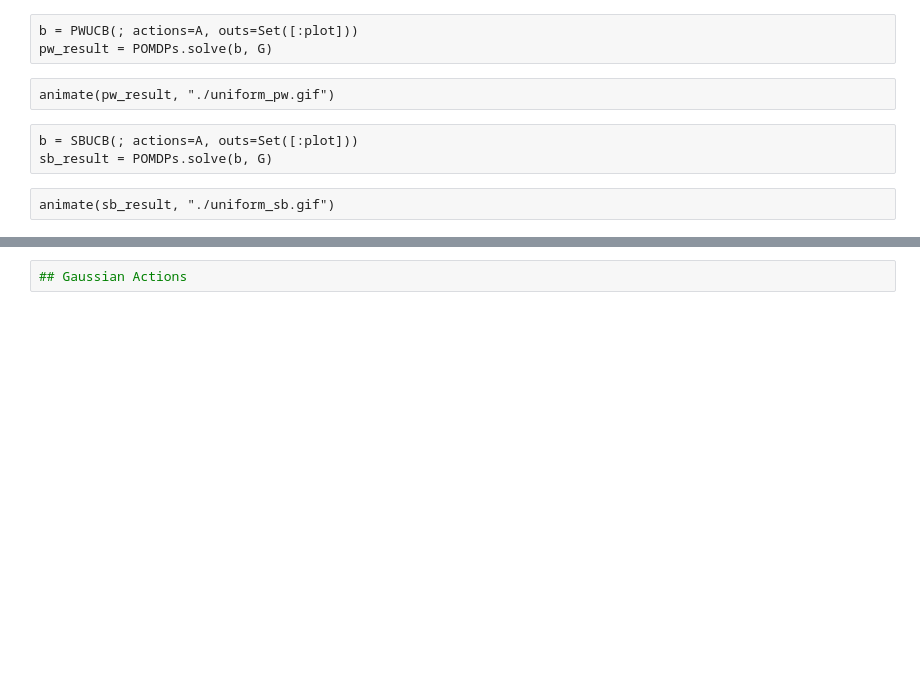
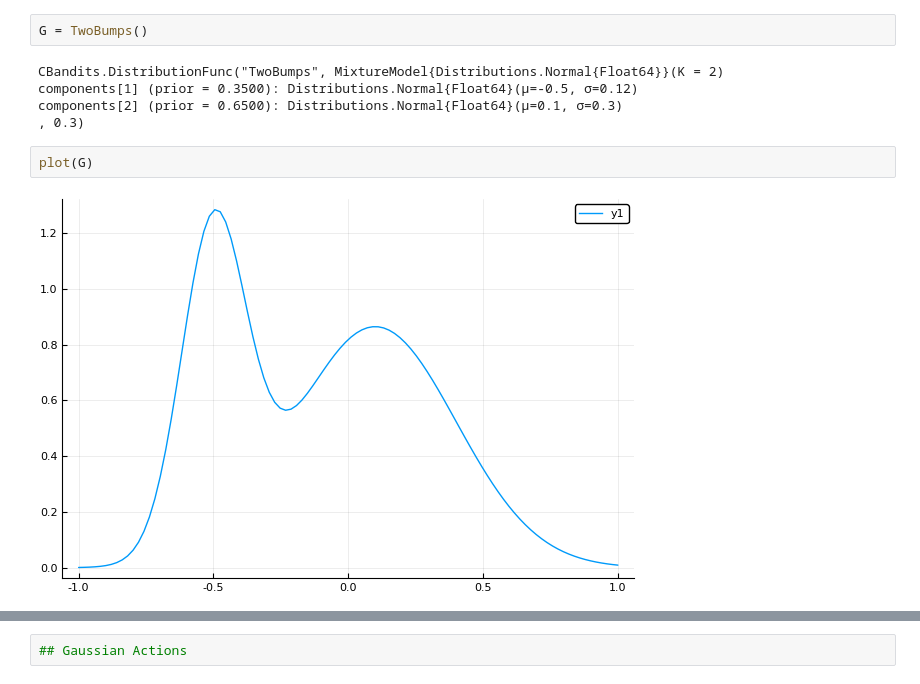
Before and after one commit to rcnlee/CBandits.jl, a Jupyter notebook: notebooks/Bandits.ipynb, the cells around one changed output, grey strips where cells are left out. Drawn from its saved outputs; the diff is of its cells as text; blank space fills up the shorter version.

```diff
--- a/notebooks/Bandits.ipynb
+++ b/notebooks/Bandits.ipynb
@@ -27,10 +17,11 @@ animate(rd_result, "./uniform_random.gif")
-# %% [raw]
-b = PWUCB(; actions=A, outs=Set([:plot]))
-pw_result = POMDPs.solve(b, G)
-# %% [raw]
-animate(pw_result, "./uniform_pw.gif")
-# %% [raw]
-b = SBUCB(; actions=A, outs=Set([:plot]))
-sb_result = POMDPs.solve(b, G)
-# %% [raw]
-animate(sb_result, "./uniform_sb.gif")
+# %%
+G = TwoBumps()
+# %% [output]
+CBandits.DistributionFunc("TwoBumps", MixtureModel{Distributions.Normal{Float64}}(K = 2)
+components[1] (prior = 0.3500): Distributions.Normal{Float64}(μ=-0.5, σ=0.12)
+components[2] (prior = 0.6500): Distributions.Normal{Float64}(μ=0.1, σ=0.3)
+, 0.3)
+# %%
+plot(G)
+# %% [output]
+[figure, added]
```
Also changed, not shown: parts of 78 cells of this notebook, 7 other files.
